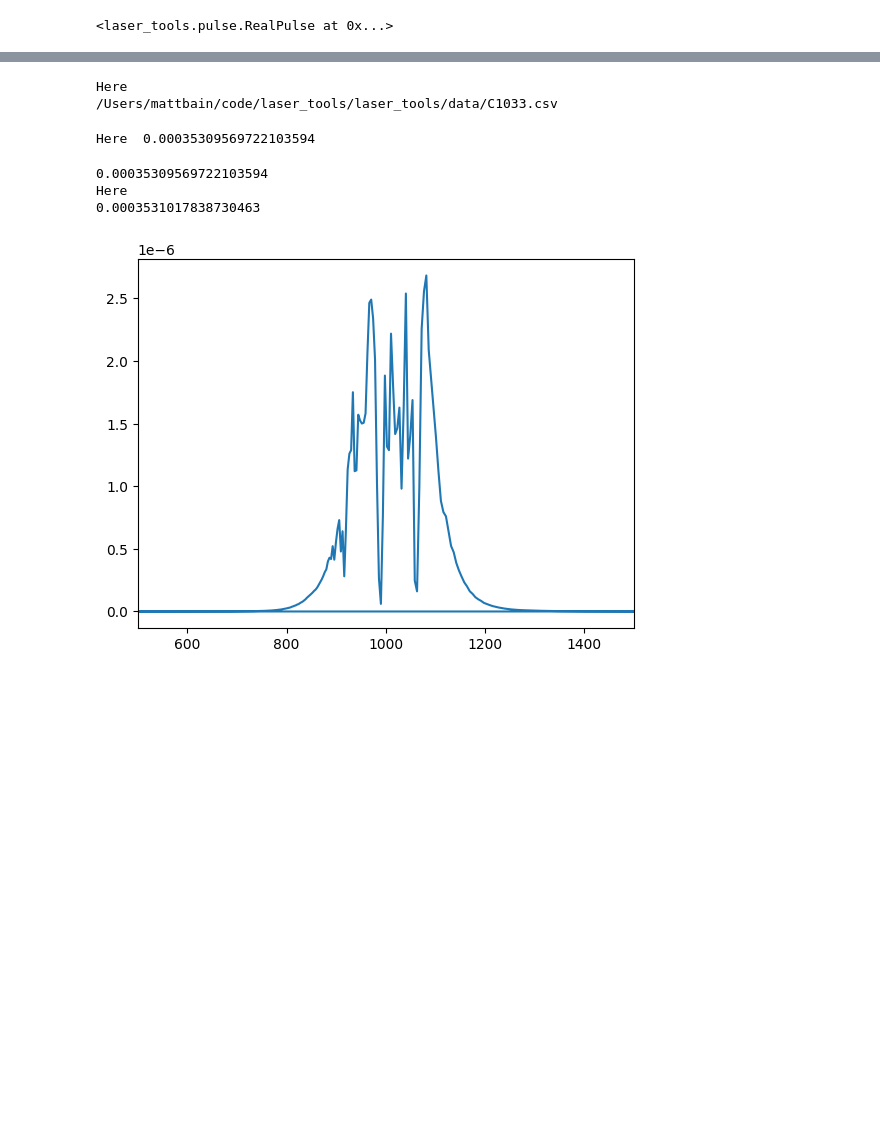
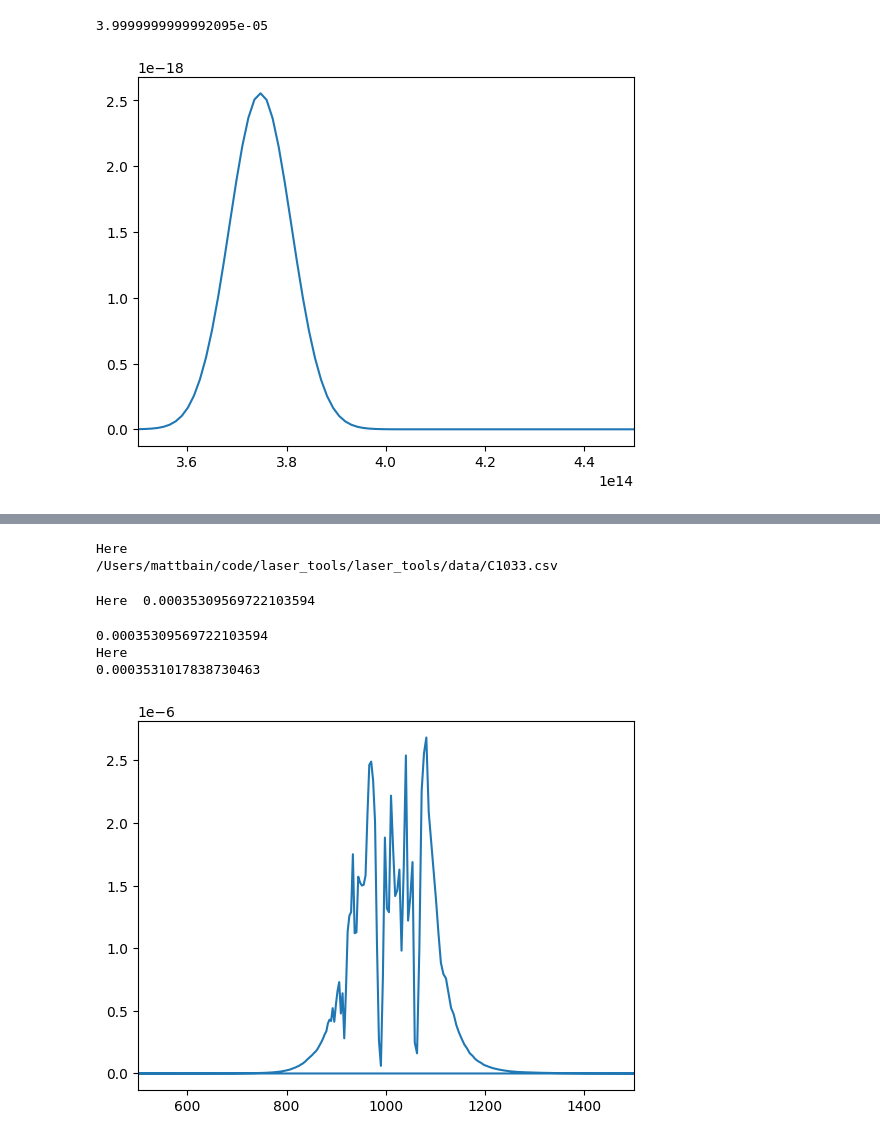
Before and after one commit to MattBainLCLS/laser_tools, a Jupyter notebook: example.ipynb, the cells around one changed output, grey strips where cells are left out. Saved outputs shown, nothing was run; the diff lists cells and outputs as text; code cells hidden in the pictures; blank space fills up the shorter version.

Commit message:
Refactor with dual polarisation fields. Need to add polarisation rotation next

```diff
--- a/example.ipynb
+++ b/example.ipynb
@@ -7,6 +7,14 @@ from scipy.interpolate import CubicSpline
 
 from laser_tools import pulse, goggles
 # %%
-pulse.gaussian_time(8192, 1E-16, 30*1E-15, 800*1E-9, 40*1E-6)
+mypulse = pulse.gaussian_time(8192, 1E-16, 30*1E-15, 800*1E-9, 40*1E-6, polarisation = 0.5)
-# %% [output]
-<laser_tools.pulse.RealPulse at 0x...>
+# %%
+print(mypulse.energy)
+# %% [output]
+3.9999999999992095e-05
+# %%
+plt.plot(mypulse.frequency_axis, mypulse.If)
+plt.xlim([350E12, 450E12])
+plt.show()
+# %% [output]
+[figure, added]
```
Also changed, not shown: parts of 3 cells of this notebook, 2 other files.
